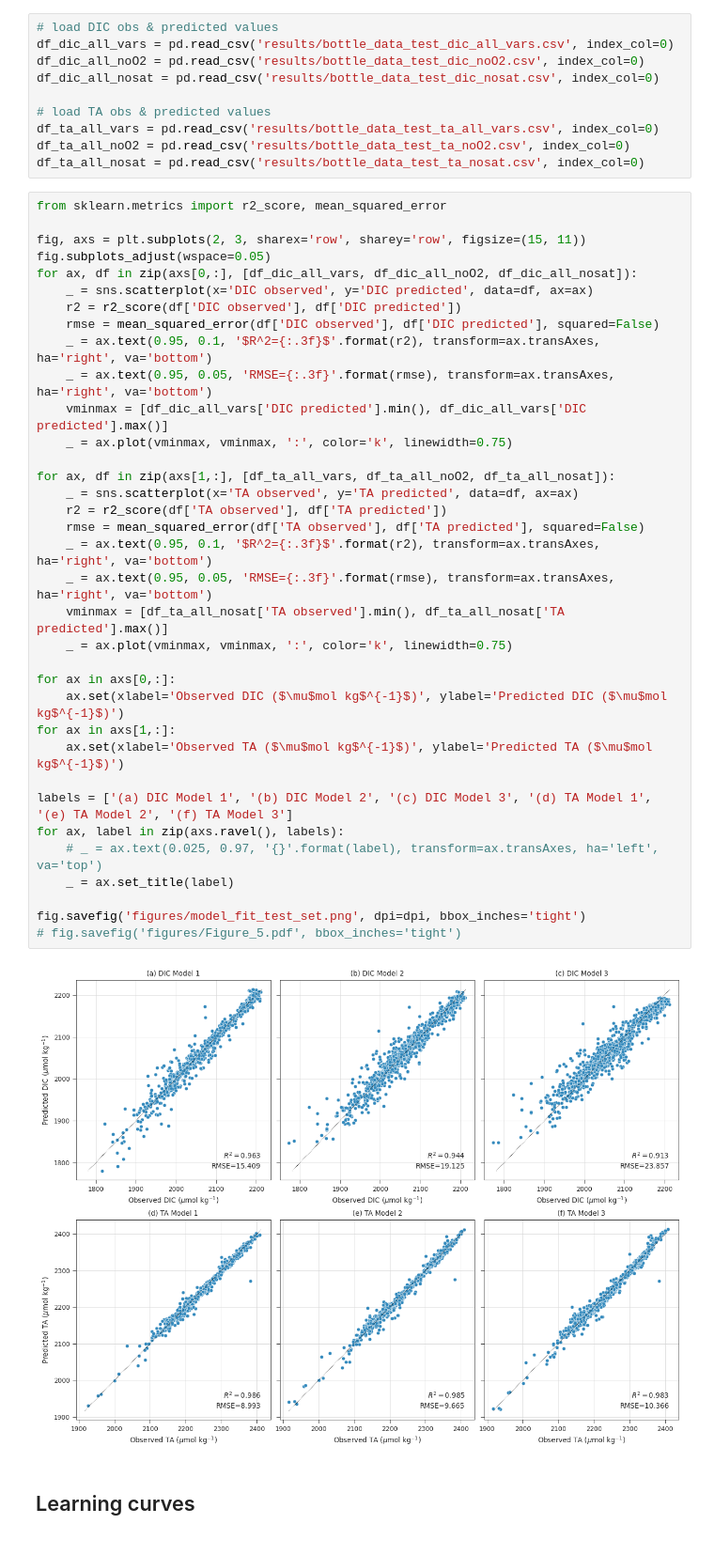
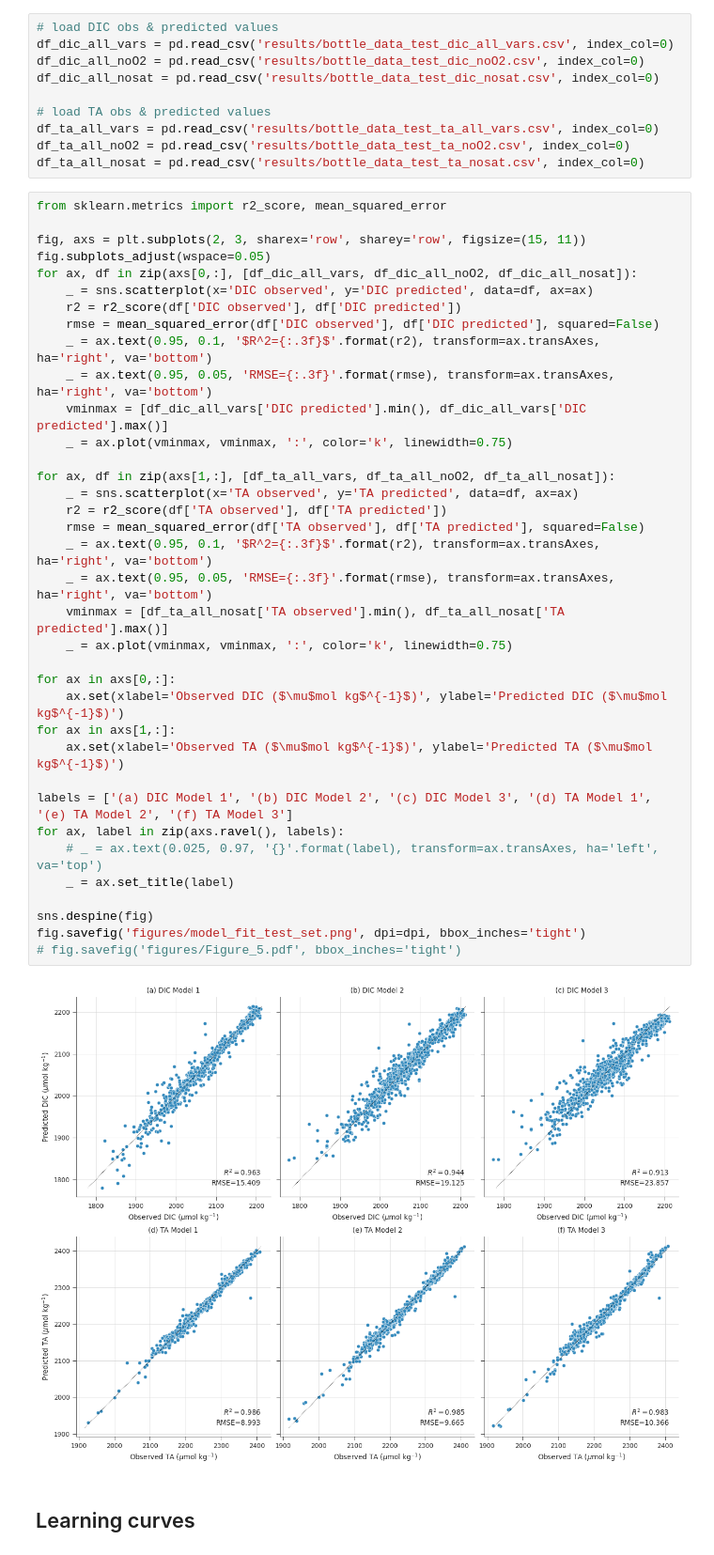
Before and after one commit to idlima/ne-shelf-bgc, a Jupyter notebook: manuscript_figures.ipynb, the cells around one changed output. Shown at 94% size. Saved outputs shown, nothing was run; the diff lists cells and outputs as text.

```diff
--- a/manuscript_figures.ipynb
+++ b/manuscript_figures.ipynb
@@ -111,34 +112,35 @@ for ax, df in zip(axs[0,:], [df_dic_all_vars, df_dic_all_noO2, df_dic_all_nosat]
     _ = sns.scatterplot(x='DIC observed', y='DIC predicted', data=df, ax=ax)
     r2 = r2_score(df['DIC observed'], df['DIC predicted'])
     rmse = mean_squared_error(df['DIC observed'], df['DIC predicted'], squared=False)
     _ = ax.text(0.95, 0.1, '$R^2={:.3f}$'.format(r2), transform=ax.transAxes, ha='right', va='bottom')
     _ = ax.text(0.95, 0.05, 'RMSE={:.3f}'.format(rmse), transform=ax.transAxes, ha='right', va='bottom')
     vminmax = [df_dic_all_vars['DIC predicted'].min(), df_dic_all_vars['DIC predicted'].max()]
     _ = ax.plot(vminmax, vminmax, ':', color='k', linewidth=0.75)
 
 for ax, df in zip(axs[1,:], [df_ta_all_vars, df_ta_all_noO2, df_ta_all_nosat]):
     _ = sns.scatterplot(x='TA observed', y='TA predicted', data=df, ax=ax)
     r2 = r2_score(df['TA observed'], df['TA predicted'])
     rmse = mean_squared_error(df['TA observed'], df['TA predicted'], squared=False)
     _ = ax.text(0.95, 0.1, '$R^2={:.3f}$'.format(r2), transform=ax.transAxes, ha='right', va='bottom')
     _ = ax.text(0.95, 0.05, 'RMSE={:.3f}'.format(rmse), transform=ax.transAxes, ha='right', va='bottom')
     vminmax = [df_ta_all_nosat['TA observed'].min(), df_ta_all_nosat['TA predicted'].max()]
     _ = ax.plot(vminmax, vminmax, ':', color='k', linewidth=0.75)
 
 for ax in axs[0,:]:
     ax.set(xlabel='Observed DIC ($\mu$mol kg$^{-1}$)', ylabel='Predicted DIC ($\mu$mol kg$^{-1}$)')
 for ax in axs[1,:]:
     ax.set(xlabel='Observed TA ($\mu$mol kg$^{-1}$)', ylabel='Predicted TA ($\mu$mol kg$^{-1}$)')
 
 labels = ['(a) DIC Model 1', '(b) DIC Model 2', '(c) DIC Model 3', '(d) TA Model 1', '(e) TA Model 2', '(f) TA Model 3']
 for ax, label in zip(axs.ravel(), labels):
     # _ = ax.text(0.025, 0.97, '{}'.format(label), transform=ax.transAxes, ha='left', va='top')
     _ = ax.set_title(label)
 
+sns.despine(fig)
 fig.savefig('figures/model_fit_test_set.png', dpi=dpi, bbox_inches='tight')
 # fig.savefig('figures/Figure_5.pdf', bbox_inches='tight')
 # %% [output]
-[figure, old version]
+[figure, new version]
 # %% [markdown]
 ## Learning curves
 # %%
```
Also changed, not shown: parts of 7 cells of this notebook.
